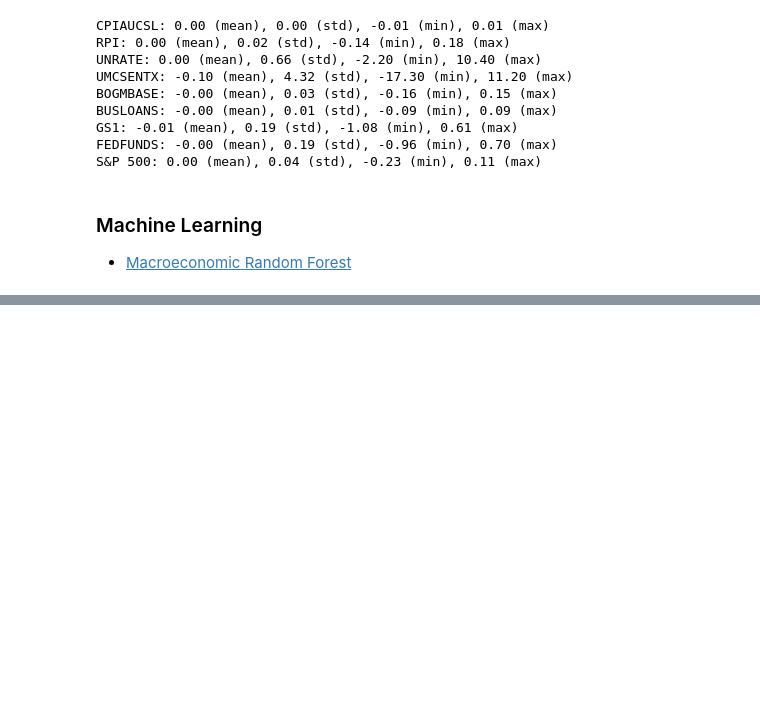
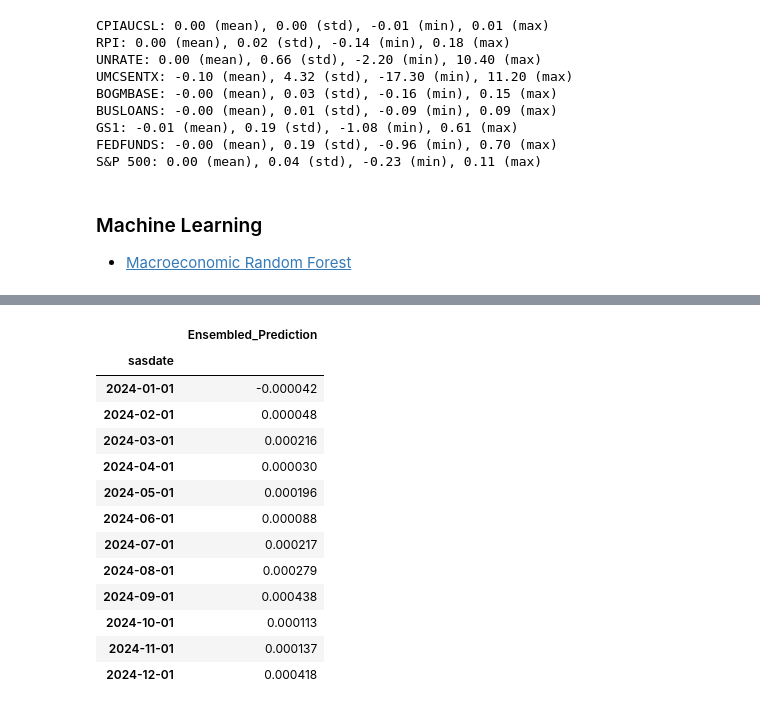
Before and after one commit to JawandS/macroeconvue, a Jupyter notebook: nowcasting/main.ipynb, the cells around one changed output, grey strips where cells are left out. Drawn from its saved outputs; the diff is of its cells as text; code cells hidden in the pictures; blank space fills up the shorter version.

```diff
--- a/nowcasting/main.ipynb
+++ b/nowcasting/main.ipynb
@@ -196,15 +215,0 @@ oos_pos = np.arange(data_len - num_oos, data_len)
-# %%
-# Define the MRF
-MRF = MacroRandomForest(data = data,
-                        y_pos = np.int16(y_pos),
-                        x_pos = np.array(x_pos),
-                        S_pos = np.array(s_pos),
-                        B = 100,
-                        parallelise = False,
-                        n_cores = 3,
-                        resampling_opt = 2,
-                        oos_pos = oos_pos,
-                        trend_push = 4,
-                        quantile_rate = 0.3,
-                        print_b = True,
-                        fast_rw = True)
@@ -216,0 +250,20 @@ ValueError: ndarray is not contiguous
+# %%
+# Map forecasts to date using data index
+forecasts.dropna(inplace=True)
+forecasts.index = train.index[oos_pos]
+forecasts
+# %% [output]
+|  | Ensembled_Prediction |
+| sasdate |  |
+| 2024-01-01 | -0.000042 |
+| 2024-02-01 | 0.000048 |
+| 2024-03-01 | 0.000216 |
+| 2024-04-01 | 0.000030 |
+| 2024-05-01 | 0.000196 |
+| 2024-06-01 | 0.000088 |
+| 2024-07-01 | 0.000217 |
+| 2024-08-01 | 0.000279 |
+| 2024-09-01 | 0.000438 |
+| 2024-10-01 | 0.000113 |
+| 2024-11-01 | 0.000137 |
+| 2024-12-01 | 0.000418 |
```
Also changed, not shown: parts of 9 cells of this notebook.
